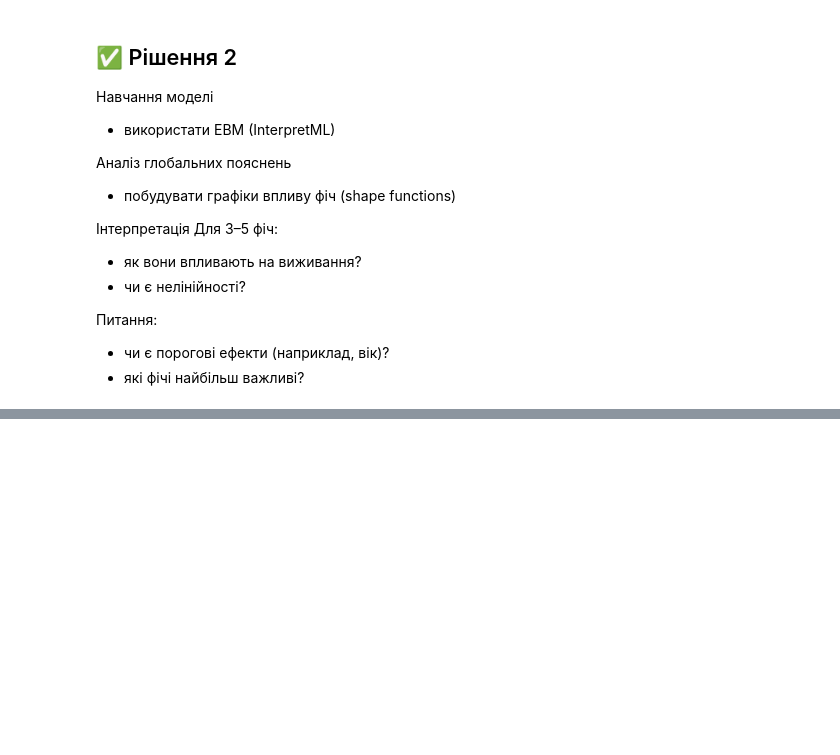
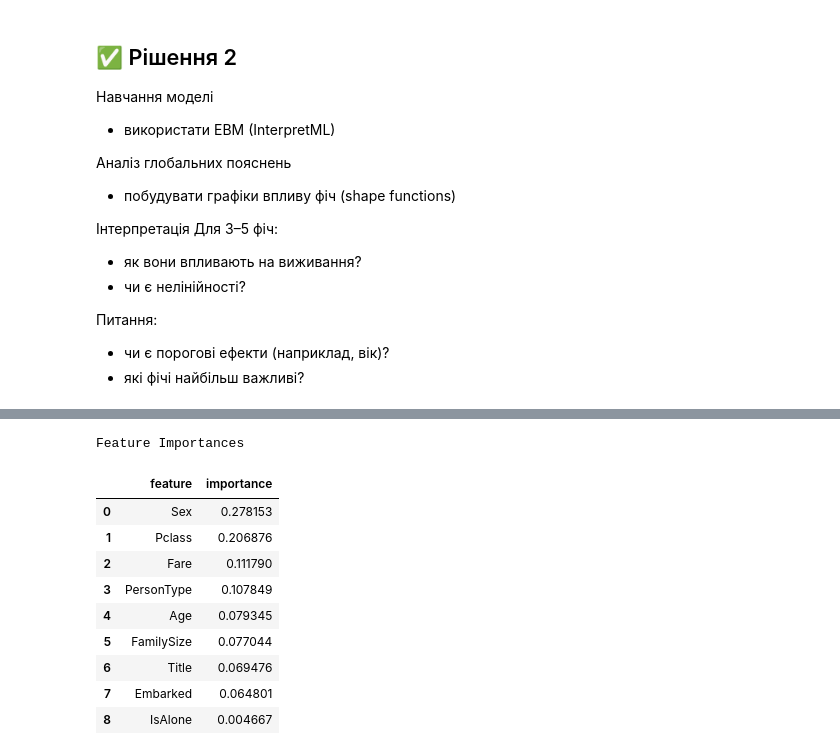
Before and after one commit to BogdanPinchuk/DataScience-PBY_HW17, a Jupyter notebook: Bohdan_Pinchuk_DS_HW17.ipynb, the cells around one changed output, grey strips where cells are left out. Cells and saved outputs as stored; diff of their text form; code cells hidden in the pictures; blank space fills up the shorter version.

```diff
--- a/Bohdan_Pinchuk_DS_HW17.ipynb
+++ b/Bohdan_Pinchuk_DS_HW17.ipynb
@@ -598,0 +733,30 @@ display(data_set)
+# %%
+import numpy as np
+import pandas as pd
+
+# Input data
+global_explanation = model.explain_global()
+features = global_explanation.data()['names']
+scores = np.asarray(global_explanation.data()['scores'])
+
+# Solution
+feature_importances = scores / scores.sum()
+feature_importances_cum = np.cumsum(feature_importances)
+
+importances_df = (pd.DataFrame({"feature": features, "importance": feature_importances}).
+                  sort_values(by="importance", ascending=False, ignore_index=True))
+
+# Print results
+display(importances_df.style.set_caption("Feature Importances"))
+# %% [output]
+Feature Importances
+|  | feature | importance |
+| 0 | Sex | 0.278153 |
+| 1 | Pclass | 0.206876 |
+| 2 | Fare | 0.111790 |
+| 3 | PersonType | 0.107849 |
+| 4 | Age | 0.079345 |
+| 5 | FamilySize | 0.077044 |
+| 6 | Title | 0.069476 |
+| 7 | Embarked | 0.064801 |
+| 8 | IsAlone | 0.004667 |
```
Also changed, not shown: parts of 4 cells of this notebook, 1 other file.
